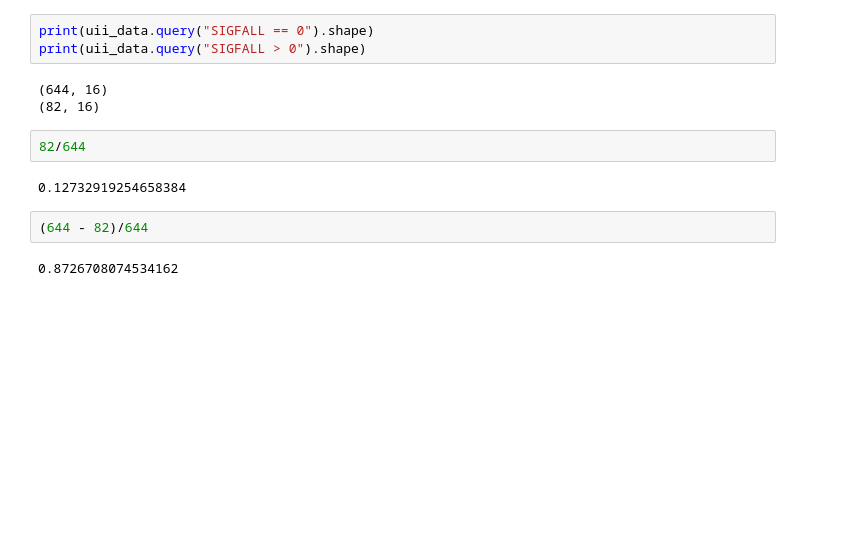
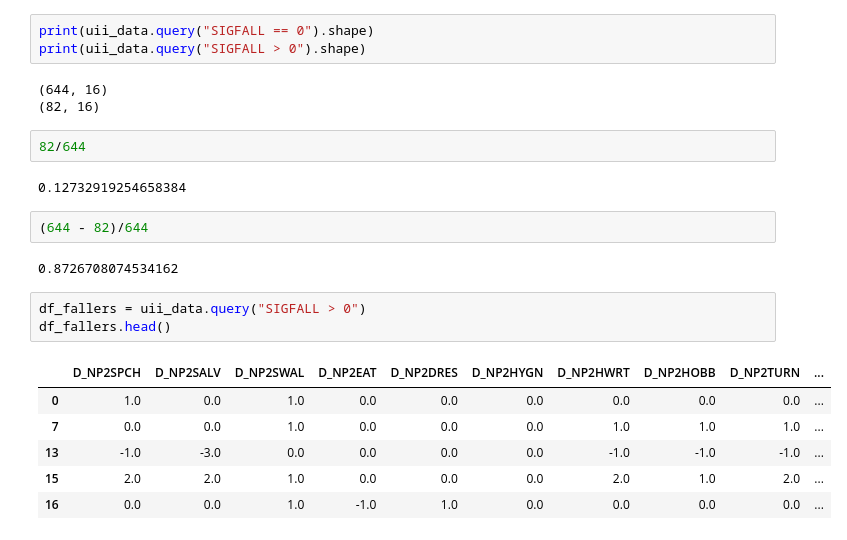
Before and after one commit to phazell-uni-work/dissertation-ppmi-jupyter-nb, a Jupyter notebook: simple_Boolean_models/uii_quick_test.ipynb, the cells around one changed output. Saved outputs shown, nothing was run; the diff lists cells and outputs as text; blank space fills up the shorter version.

```diff
--- a/simple_Boolean_models/uii_quick_test.ipynb
+++ b/simple_Boolean_models/uii_quick_test.ipynb
@@ -128,3 +104,13 @@ print(uii_data.query("SIGFALL > 0").shape)
 (644 - 82)/644
 # %% [output]
 0.8726708074534162
+# %%
+df_fallers = uii_data.query("SIGFALL > 0")
+df_fallers.head()
+# %% [output]
+|  | D_NP2SPCH | D_NP2SALV | D_NP2SWAL | D_NP2EAT | D_NP2DRES | D_NP2HYGN | D_NP2HWRT | D_NP2HOBB | D_NP2TURN | ... |
+| 0 | 1.0 | 0.0 | 1.0 | 0.0 | 0.0 | 0.0 | 0.0 | 0.0 | 0.0 | ... |
+| 7 | 0.0 | 0.0 | 1.0 | 0.0 | 0.0 | 0.0 | 1.0 | 1.0 | 1.0 | ... |
+| 13 | -1.0 | -3.0 | 0.0 | 0.0 | 0.0 | 0.0 | -1.0 | -1.0 | -1.0 | ... |
+| 15 | 2.0 | 2.0 | 1.0 | 0.0 | 0.0 | 0.0 | 2.0 | 1.0 | 2.0 | ... |
+| 16 | 0.0 | 0.0 | 1.0 | -1.0 | 1.0 | 0.0 | 0.0 | 0.0 | 0.0 | ... |
```
Also changed, not shown: parts of 8 cells of this notebook, 3 other files.
